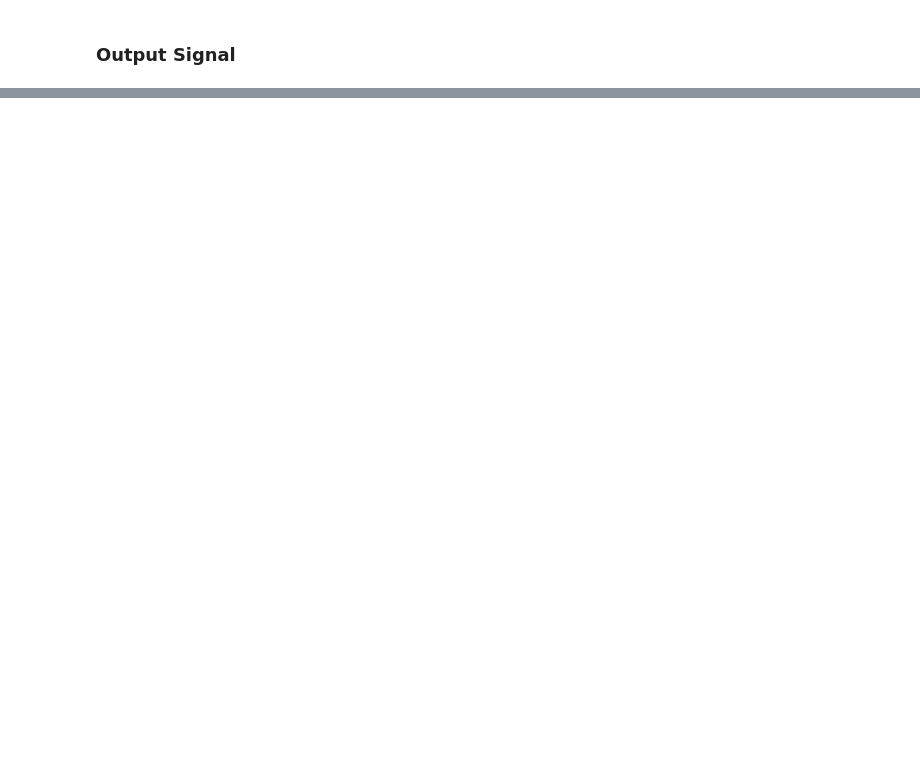
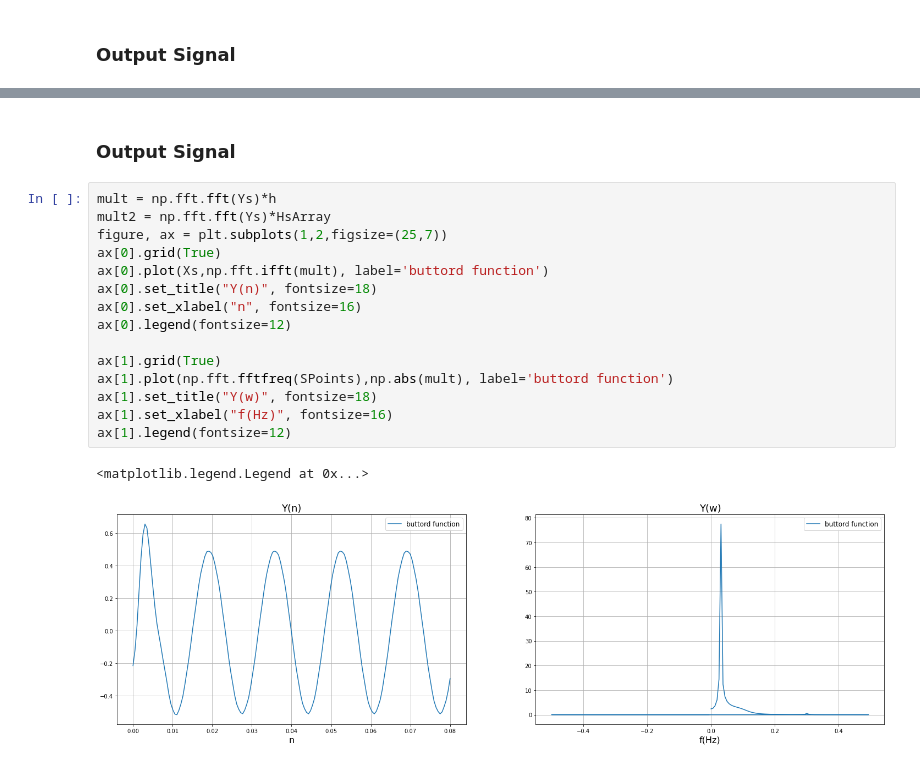
Before and after one commit to CaioRodrigues200/Signal_Processing, a Jupyter notebook: Atividades/Filter.ipynb, the cells around one changed output, grey strips where cells are left out. Cells and saved outputs as stored; diff of their text form; blank space fills up the shorter version.

```diff
--- a/Atividades/Filter.ipynb
+++ b/Atividades/Filter.ipynb
@@ -299,0 +185,20 @@ Cut-off frequency= 0.002187008988078507
+# %% [markdown]
+### Output Signal
+# %%
+mult = np.fft.fft(Ys)*h
+mult2 = np.fft.fft(Ys)*HsArray
+figure, ax = plt.subplots(1,2,figsize=(25,7))
+ax[0].grid(True)
+ax[0].plot(Xs,np.fft.ifft(mult), label='buttord function')
+ax[0].set_title("Y(n)", fontsize=18)
+ax[0].set_xlabel("n", fontsize=16)
+ax[0].legend(fontsize=12)
+
+ax[1].grid(True)
+ax[1].plot(np.fft.fftfreq(SPoints),np.abs(mult), label='buttord function')
+ax[1].set_title("Y(w)", fontsize=18)
+ax[1].set_xlabel("f(Hz)", fontsize=16)
+ax[1].legend(fontsize=12)
+# %% [output]
+<matplotlib.legend.Legend at 0x...>
+[figure, added]
```
Also changed, not shown: parts of 10 cells of this notebook.
